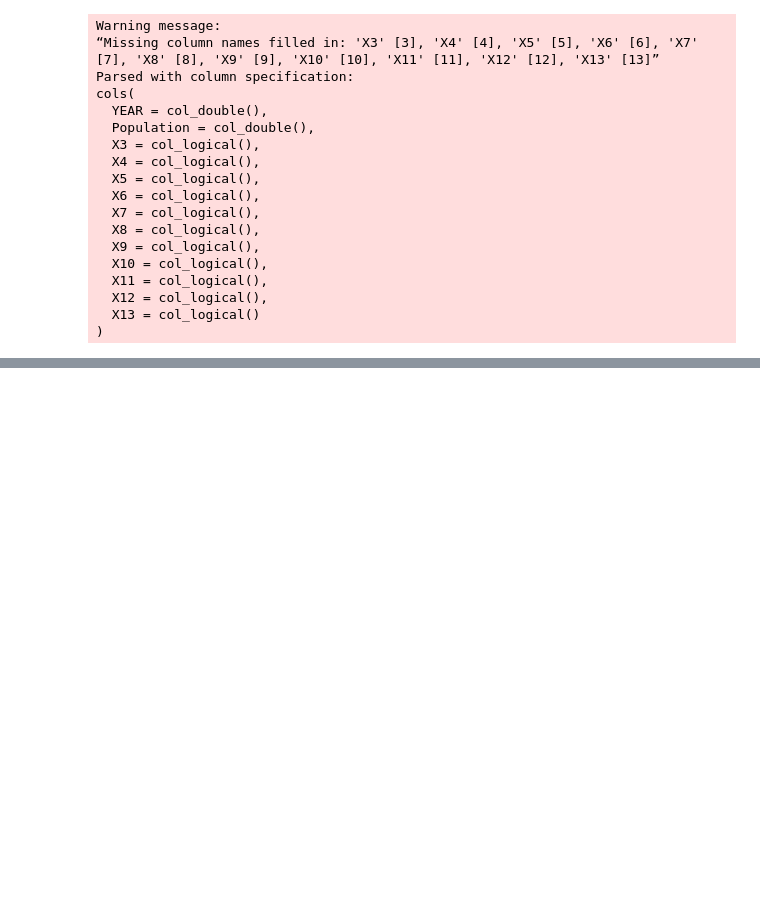
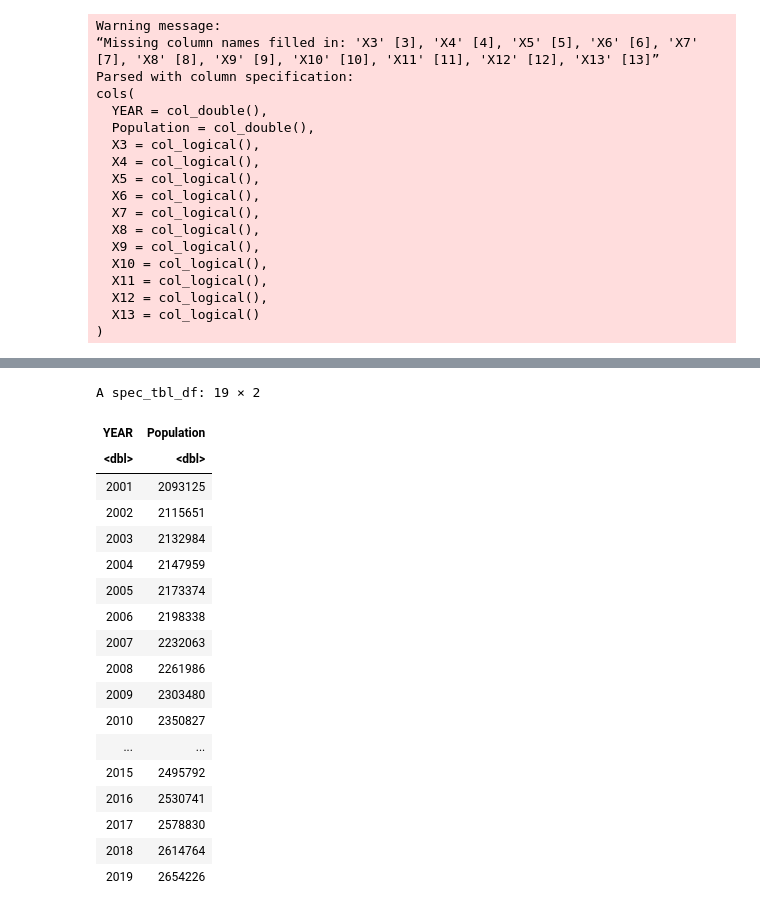
Before and after one commit to camadi/DSCI_532_Group114_Vancouver_Crime, a Jupyter notebook: app.ipynb, the cells around one changed output, grey strips where cells are left out. Drawn from its saved outputs; the diff is of its cells as text; code cells hidden in the pictures; blank space fills up the shorter version.

```diff
--- a/app.ipynb
+++ b/app.ipynb
@@ -219,0 +213,3 @@ max(yr$YEAR)
+# %%
+pop_yr <- read_csv("Data/Population_trend.csv")
+pop_yr <- pop_yr %>% select(YEAR, Population)
@@ -219,0 +235,22 @@ max(yr$YEAR)
+# %%
+pop_yr
+# %% [output]
+A spec_tbl_df: 19 × 2
+| YEAR | Population |
+| <dbl> | <dbl> |
+| 2001 | 2093125 |
+| 2002 | 2115651 |
+| 2003 | 2132984 |
+| 2004 | 2147959 |
+| 2005 | 2173374 |
+| 2006 | 2198338 |
+| 2007 | 2232063 |
+| 2008 | 2261986 |
+| 2009 | 2303480 |
+| 2010 | 2350827 |
+| ... | ... |
+| 2015 | 2495792 |
+| 2016 | 2530741 |
+| 2017 | 2578830 |
+| 2018 | 2614764 |
+| 2019 | 2654226 |
```
Also changed, not shown: parts of 3 cells of this notebook, 2 other files.
